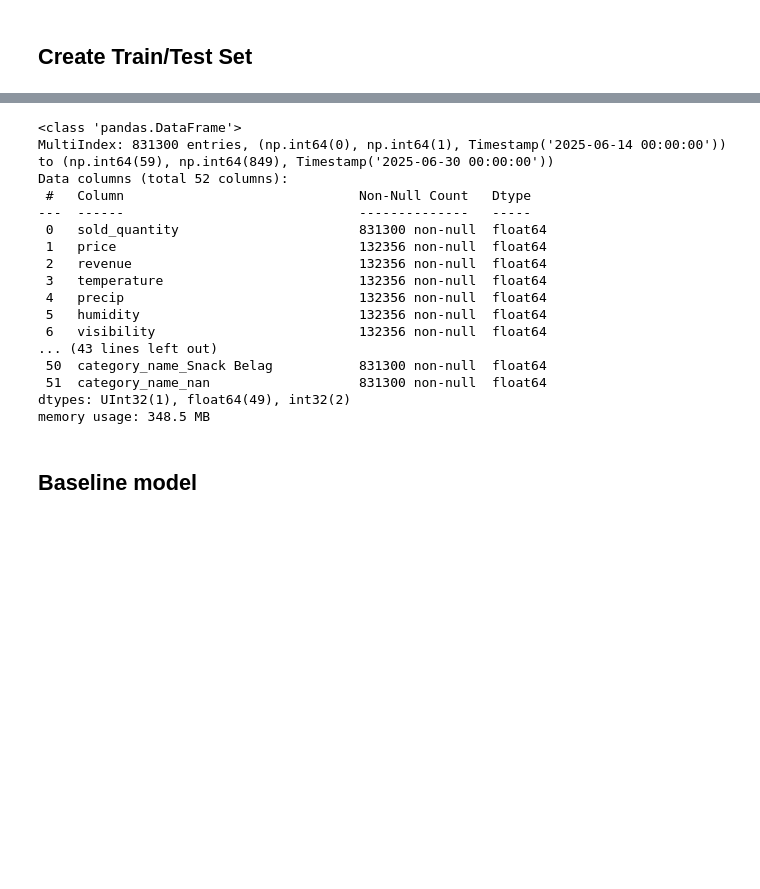
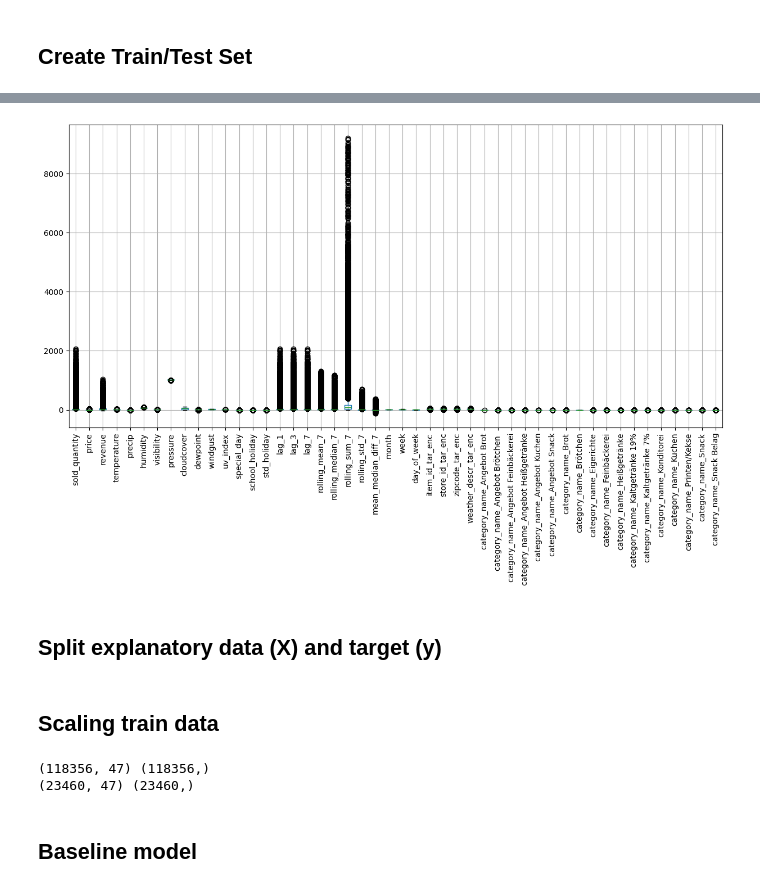
Before and after one commit to shuting-fish/food_prediction, a Jupyter notebook: lagging_rolling.ipynb, the cells around one changed output, grey strips where cells are left out. Cells and saved outputs as stored; diff of their text form; code cells hidden in the pictures; blank space fills up the shorter version.

```diff
--- a/lagging_rolling.ipynb
+++ b/lagging_rolling.ipynb
@@ -375,0 +470,22 @@ train.head()
+# %%
+# remove store_id, item_id, date --> all are encoded now (store, item -> target encode, date -> temporal features)
+train = train.drop(columns=['item_id', 'store_id', 'date'])
+test = test.drop(columns=['item_id', 'store_id', 'date'])
+# %%
+# new missing values?
+missing_train = train.isna().sum()
+print('Missing Train set:')
+print(missing_train[missing_train > 0])
+print()
+missing_test = test.isna().sum()
+print('Missing Test set:')
+print(missing_test[missing_test > 0])
+
+# # delete new missing values iun train set after encoding
+train = train.dropna()
+
+
+missing_train = train.isna().sum()
+print('Missing Train set after removing:')
+print(missing_train[missing_train > 0])
+print()
@@ -376,23 +504,13 @@ train.head()
 # %%
-test.info()
+
+# check
+plt.figure(figsize=(15,7))
+train.boxplot(rot=90)
+plt.show()
 # %% [output]
-<class 'pandas.DataFrame'>
-MultiIndex: 831300 entries, (np.int64(0), np.int64(1), Timestamp('2025-06-14 00:00:00')) to (np.int64(59), np.int64(849), Timestamp('2025-06-30 00:00:00'))
-Data columns (total 52 columns):
- #   Column                              Non-Null Count   Dtype
----  ------                              --------------   -----
- 0   sold_quantity                       831300 non-null  float64
- 1   price                               132356 non-null  float64
- 2   revenue                             132356 non-null  float64
- 3   temperature                         132356 non-null  float64
- 4   precip                              132356 non-null  float64
- 5   humidity                            132356 non-null  float64
- 6   visibility                          132356 non-null  float64
-... (43 lines left out)
- 50  category_name_Snack Belag           831300 non-null  float64
- 51  category_name_nan                   831300 non-null  float64
-dtypes: UInt32(1), float64(49), int32(2)
-memory usage: 348.5 MB
+[figure, added]
+# %% [markdown]
+## __Split explanatory data (X) and target (y)__
 # %%
 # create exploratory and target variables
 
@@ -403,3 +521,5 @@ y_train = train['sold_quantity']
 # test
 X_test = test.drop('sold_quantity', axis=1)
 y_test = test['sold_quantity']
+# %% [markdown]
+## __Scaling train data__
@@ -406,2 +538,9 @@ y_test = test['sold_quantity']
+# %%
+# check
+print(X_train_scaled.shape, y_train.shape)
+print(X_test_scaled.shape, y_test.shape)
+# %% [output]
+(118356, 47) (118356,)
+(23460, 47) (23460,)
 # %% [markdown]
 ## __Baseline model__
```
Also changed, not shown: parts of 54 cells of this notebook.
